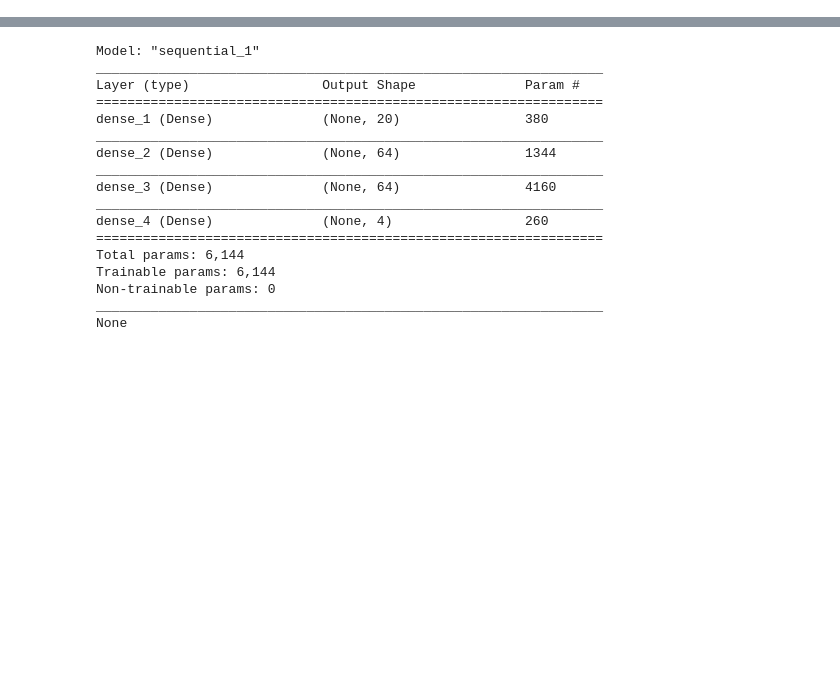
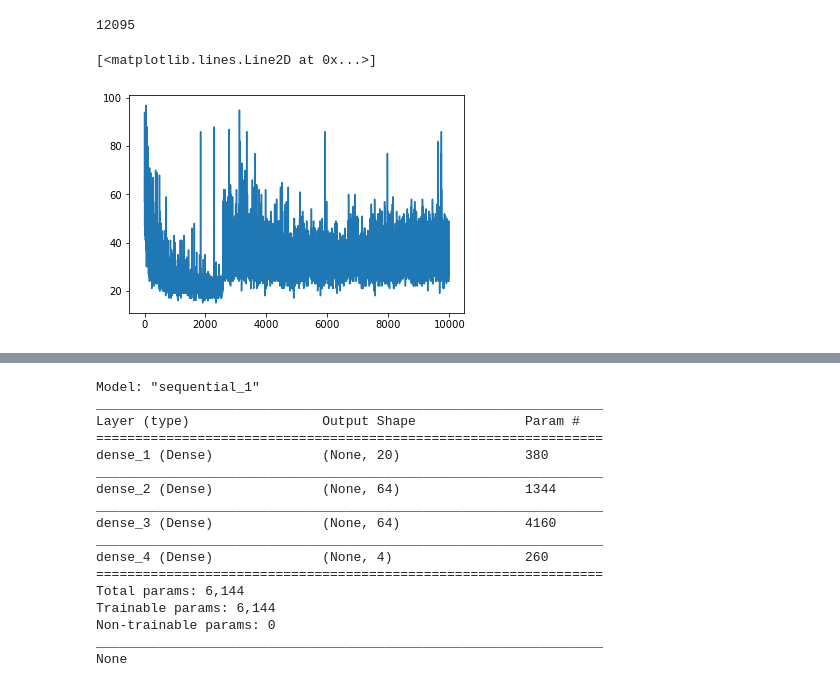
Before and after one commit to nyoung8/DominionAI, a Jupyter notebook: DominionAI/complexModel.ipynb, the cells around one changed output, grey strips where cells are left out. Drawn from its saved outputs; the diff is of its cells as text; code cells hidden in the pictures; blank space fills up the shorter version.

```diff
--- a/DominionAI/complexModel.ipynb
+++ b/DominionAI/complexModel.ipynb
@@ -113,3 +106,11 @@ plt.plot(x, y)
+# %%
+print(max(game_lengths))
+new = list(filter(lambda length: length<100, game_lengths))
+plt.plot(range(1,len(new)+1), new)
+# %% [output]
+12095
+[<matplotlib.lines.Line2D at 0x...>]
+[figure, added]
 # %%
 import statistics as math
 def subgraph(interval, num_episodes, y):
```
Also changed, not shown: parts of 8 cells of this notebook, 2 other files.
